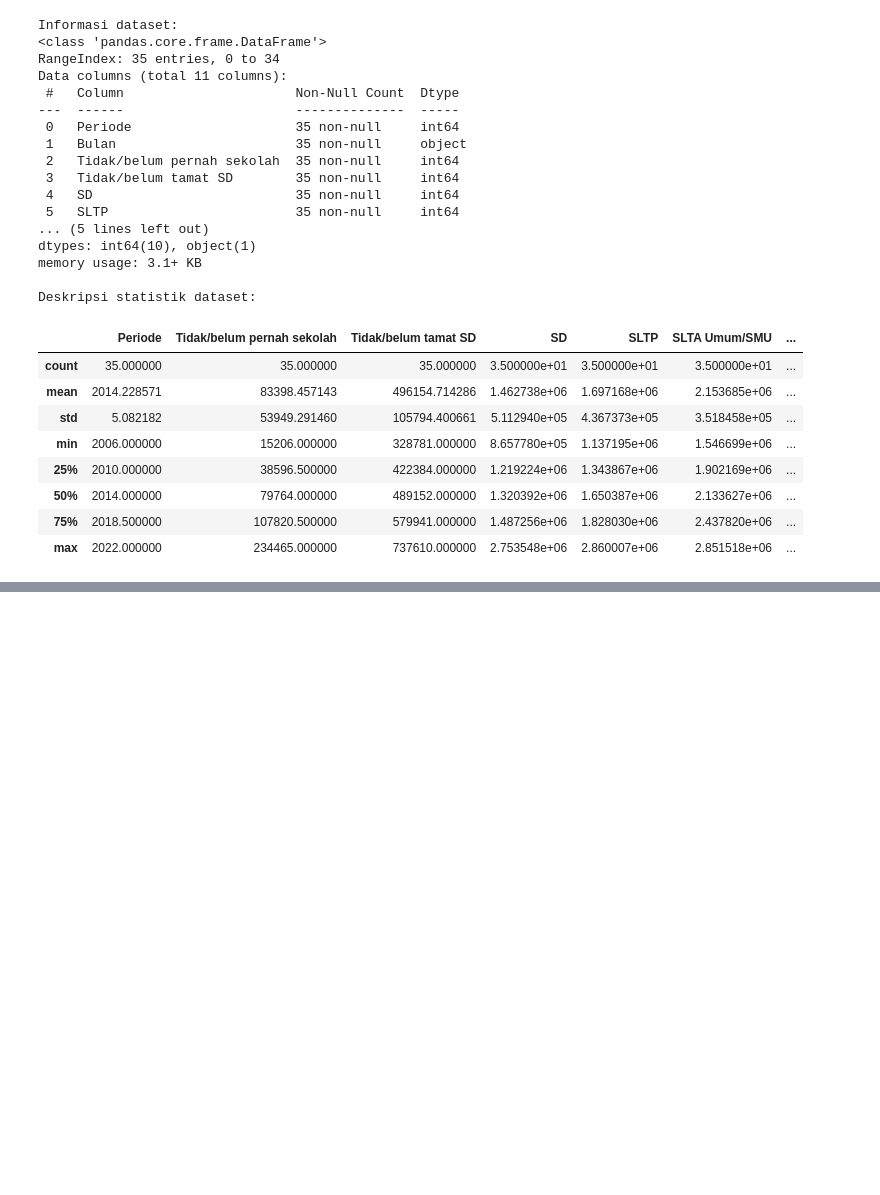
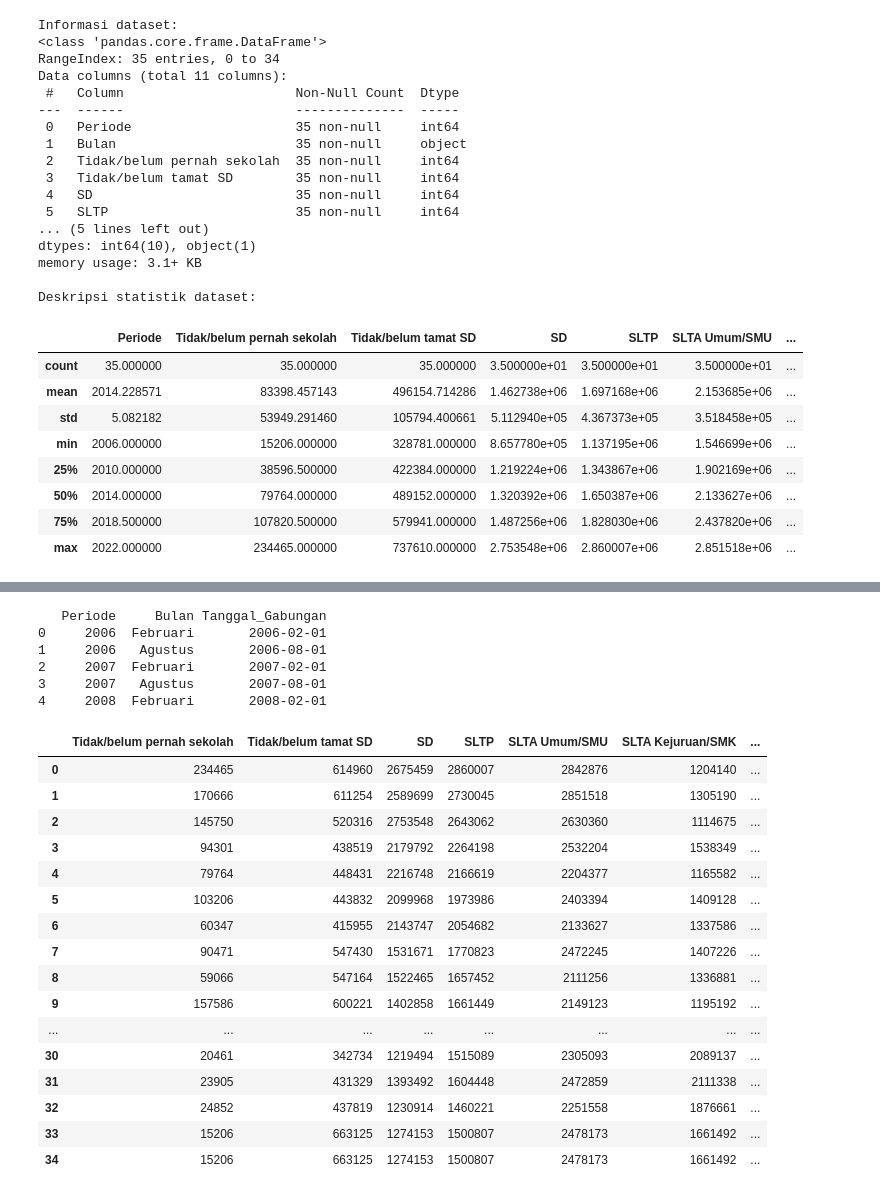
Before and after one commit to Aldevand/RegresiProject, a Jupyter notebook: notebooks/02_EDA.ipynb, the cells around one changed output, grey strips where cells are left out. Drawn from its saved outputs; the diff is of its cells as text; code cells hidden in the pictures; blank space fills up the shorter version.

```diff
--- a/notebooks/02_EDA.ipynb
+++ b/notebooks/02_EDA.ipynb
@@ -44,0 +71,36 @@ Korelasi antar fitur/kolom:
+# %%
+try:
+    df['Tanggal_Gabungan'] = df['Periode'].astype(str) + ' '+ df['Bulan'] # Gabungkan fitur periode&bulan menjadi fitur tanggal (tipe str)
+    df['Tanggal_Gabungan'] = pd.to_datetime(df['Tanggal_Gabungan'], format='%Y %B') # Ubah tipe str ke datetime
+finally:
+    locale.setlocale(locale.LC_ALL, current_locale) # Kembalikan locale semula
+print(df[['Periode', 'Bulan', 'Tanggal_Gabungan']].head())
+# %% [output]
+   Periode     Bulan Tanggal_Gabungan
+0     2006  Februari       2006-02-01
+1     2006   Agustus       2006-08-01
+2     2007  Februari       2007-02-01
+3     2007   Agustus       2007-08-01
+4     2008  Februari       2008-02-01
+# %%
+# buat variabel baru yang menyimpan dataframe tanpa ada kolom Periode dan Bulan
+df_date = df.drop(columns=['Periode', 'Bulan'])
+df_date
+# %% [output]
+|  | Tidak/belum pernah sekolah | Tidak/belum tamat SD | SD | SLTP | SLTA Umum/SMU | SLTA Kejuruan/SMK | ... |
+| 0 | 234465 | 614960 | 2675459 | 2860007 | 2842876 | 1204140 | ... |
+| 1 | 170666 | 611254 | 2589699 | 2730045 | 2851518 | 1305190 | ... |
+| 2 | 145750 | 520316 | 2753548 | 2643062 | 2630360 | 1114675 | ... |
+| 3 | 94301 | 438519 | 2179792 | 2264198 | 2532204 | 1538349 | ... |
+| 4 | 79764 | 448431 | 2216748 | 2166619 | 2204377 | 1165582 | ... |
+| 5 | 103206 | 443832 | 2099968 | 1973986 | 2403394 | 1409128 | ... |
+| 6 | 60347 | 415955 | 2143747 | 2054682 | 2133627 | 1337586 | ... |
+| 7 | 90471 | 547430 | 1531671 | 1770823 | 2472245 | 1407226 | ... |
+| 8 | 59066 | 547164 | 1522465 | 1657452 | 2111256 | 1336881 | ... |
+| 9 | 157586 | 600221 | 1402858 | 1661449 | 2149123 | 1195192 | ... |
+| ... | ... | ... | ... | ... | ... | ... | ... |
+| 30 | 20461 | 342734 | 1219494 | 1515089 | 2305093 | 2089137 | ... |
+| 31 | 23905 | 431329 | 1393492 | 1604448 | 2472859 | 2111338 | ... |
+| 32 | 24852 | 437819 | 1230914 | 1460221 | 2251558 | 1876661 | ... |
+| 33 | 15206 | 663125 | 1274153 | 1500807 | 2478173 | 1661492 | ... |
+| 34 | 15206 | 663125 | 1274153 | 1500807 | 2478173 | 1661492 | ... |
```
Also changed, not shown: parts of 3 cells of this notebook.
